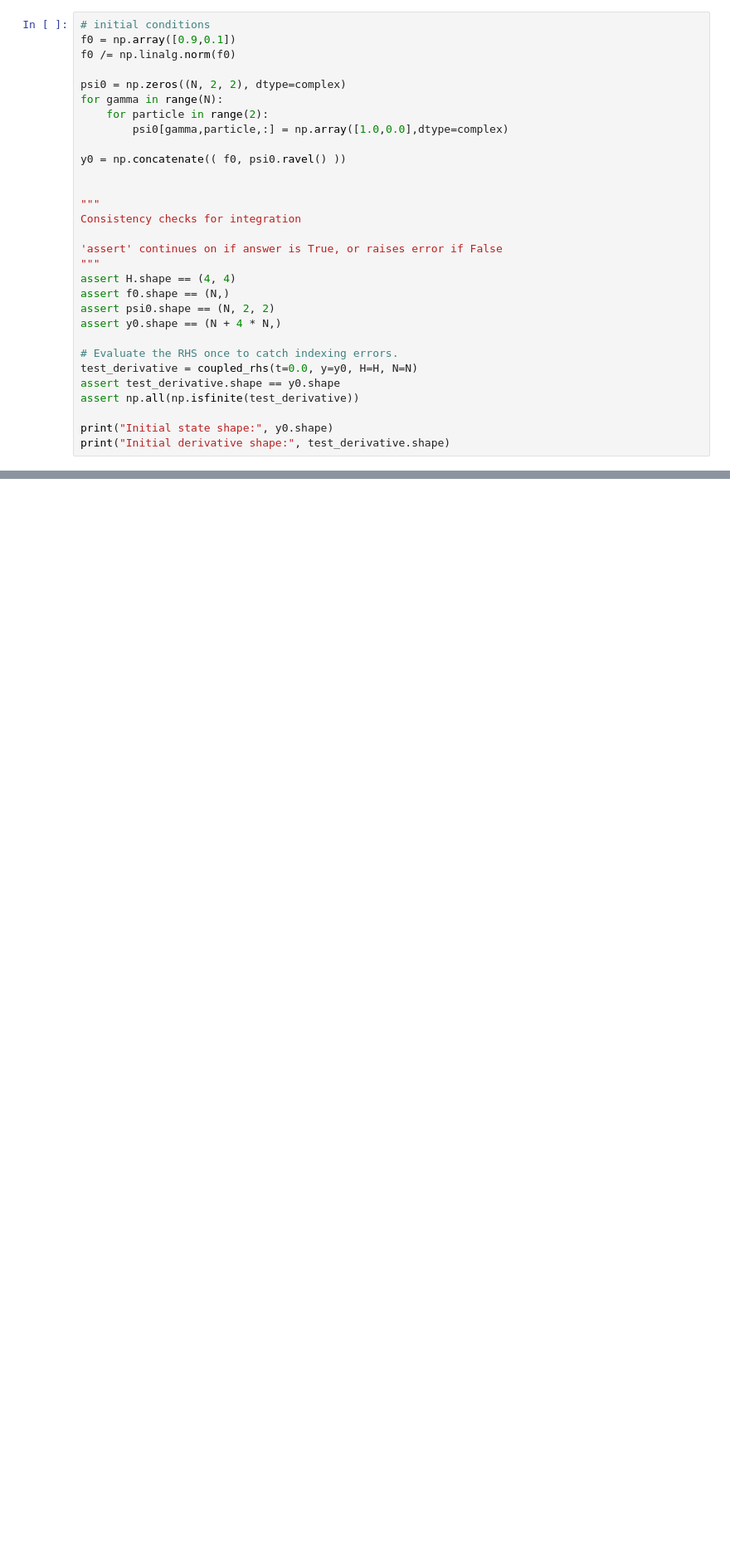
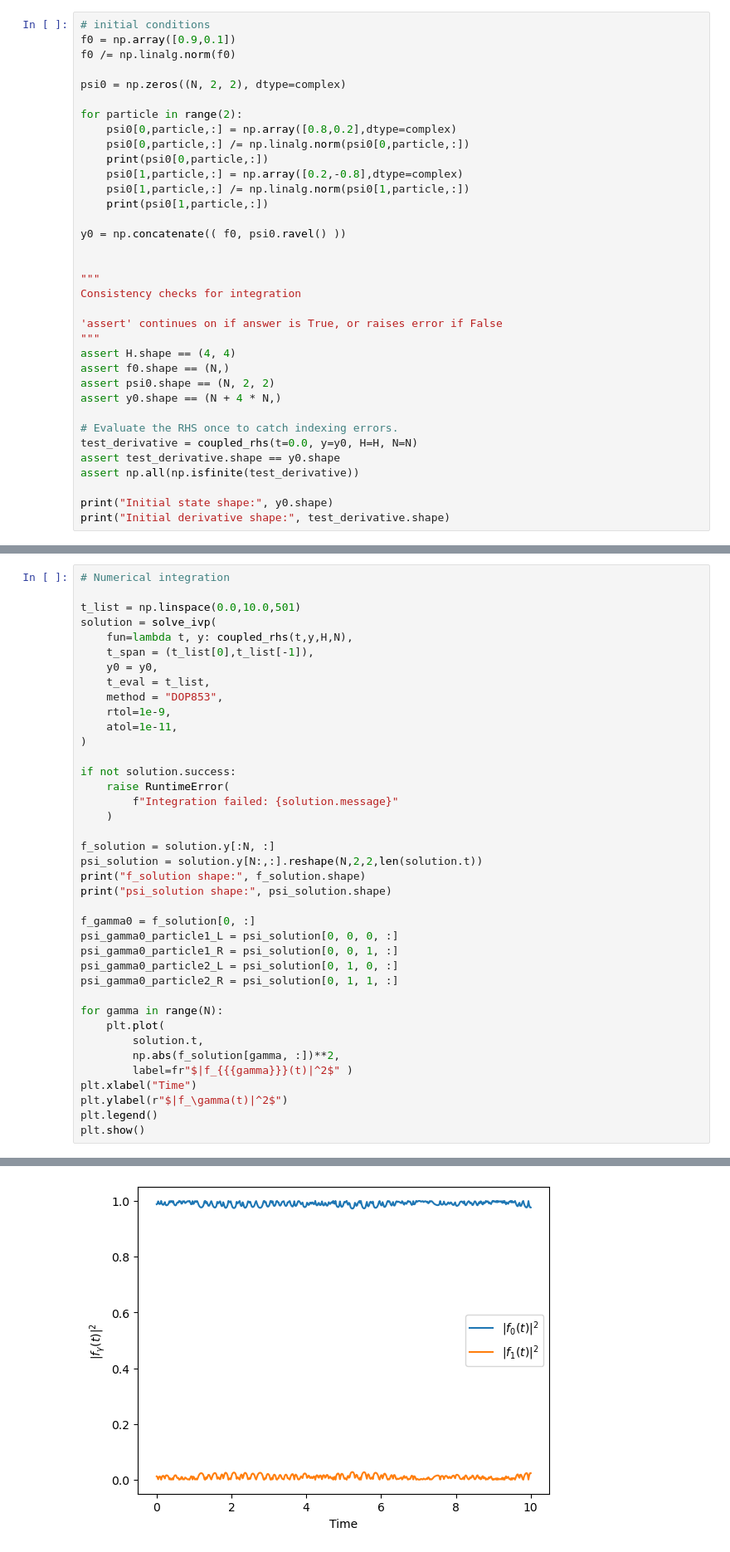
Before and after one commit to annabirke/Honours_entangle_magic, a Jupyter notebook: 2_slater_14July.ipynb, the cells around one changed output, grey strips where cells are left out. Shown at 83% size. Saved outputs shown, nothing was run; the diff lists cells and outputs as text; blank space fills up the shorter version.

Commit message:
Working integration, not orthogonal at the moment

```diff
--- a/2_slater_14July.ipynb
+++ b/2_slater_14July.ipynb
@@ -192,9 +195,14 @@ f0 = np.array([0.9,0.1])
 f0 /= np.linalg.norm(f0)
 
 psi0 = np.zeros((N, 2, 2), dtype=complex)
-for gamma in range(N):
-    for particle in range(2):
-        psi0[gamma,particle,:] = np.array([1.0,0.0],dtype=complex)
+
+for particle in range(2):
+    psi0[0,particle,:] = np.array([0.8,0.2],dtype=complex)
+    psi0[0,particle,:] /= np.linalg.norm(psi0[0,particle,:])
+    print(psi0[0,particle,:])
+    psi0[1,particle,:] = np.array([0.2,-0.8],dtype=complex)
+    psi0[1,particle,:] /= np.linalg.norm(psi0[1,particle,:])
+    print(psi0[1,particle,:])
 
 y0 = np.concatenate(( f0, psi0.ravel() ))
 
@@ -221,2 +232,42 @@ d_psi shape  (2, 2, 2)
 Initial state shape: (10,)
 Initial derivative shape: (10,)
+# %%
+# Numerical integration
+
+t_list = np.linspace(0.0,10.0,501)
+solution = solve_ivp(
+    fun=lambda t, y: coupled_rhs(t,y,H,N),
+    t_span = (t_list[0],t_list[-1]),
+    y0 = y0,
+    t_eval = t_list,
+    method = "DOP853",
+    rtol=1e-9,
+    atol=1e-11,
+)
+
+if not solution.success:
+    raise RuntimeError(
+        f"Integration failed: {solution.message}"
+    )
+
+f_solution = solution.y[:N, :]
+psi_solution = solution.y[N:,:].reshape(N,2,2,len(solution.t))
+print("f_solution shape:", f_solution.shape)
+print("psi_solution shape:", psi_solution.shape)
+
+f_gamma0 = f_solution[0, :]
+psi_gamma0_particle1_L = psi_solution[0, 0, 0, :]
+psi_gamma0_particle1_R = psi_solution[0, 0, 1, :]
+psi_gamma0_particle2_L = psi_solution[0, 1, 0, :]
+psi_gamma0_particle2_R = psi_solution[0, 1, 1, :]
+
+for gamma in range(N):
+    plt.plot(
+        solution.t,
+        np.abs(f_solution[gamma, :])**2,
+        label=fr"$|f_{{{gamma}}}(t)|^2$" )
+plt.xlabel("Time")
+plt.ylabel(r"$|f_\gamma(t)|^2$")
+plt.legend()
+plt.show()
+# %% [output]
@@ -222,0 +276 @@ Initial derivative shape: (10,)
+[figure, added]
```
Also changed, not shown: parts of 10 cells of this notebook.
